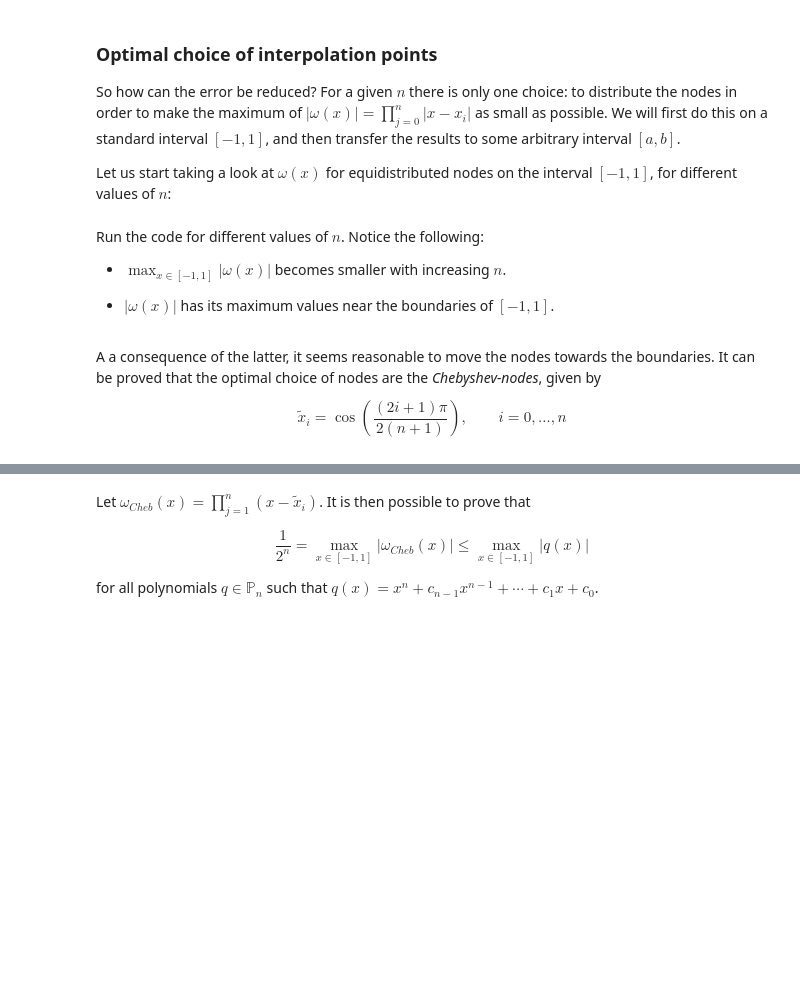
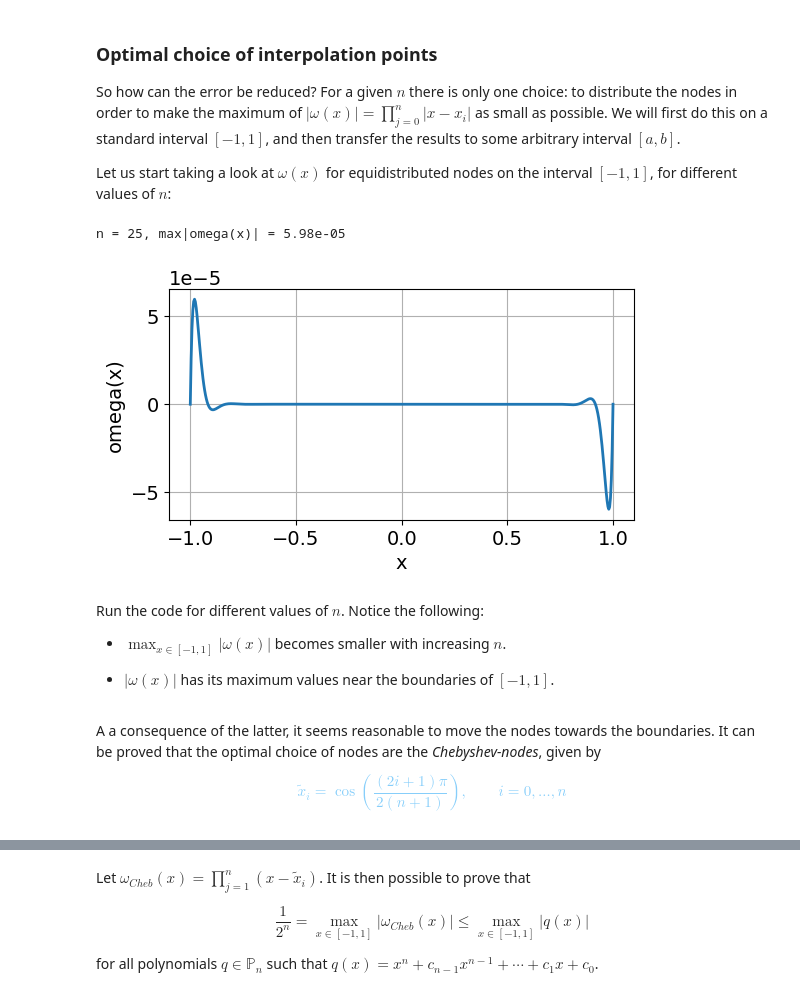
Before and after one commit to solniva/TMA4320_ScientificComputationNotes, a Jupyter notebook: chapter_interpolation/ErrorTheoryInterpolation.ipynb, the cells around one changed output, grey strips where cells are left out. Drawn from its saved outputs; the diff is of its cells as text; code cells hidden in the pictures; blank space fills up the shorter version.

```diff
--- a/chapter_interpolation/ErrorTheoryInterpolation.ipynb
+++ b/chapter_interpolation/ErrorTheoryInterpolation.ipynb
@@ -323,0 +333,24 @@ for $n = 2, 4, 8, 16$. How close is the bound to the real error?
+# %%
+# Insert your code here
+# Define the function
+def f(x):
+    return np.sin(x)
+
+# Set the interval
+a, b = -5, 5                  # The interpolation interval
+x = np.linspace(a, b, 101)    # The 'x-axis'
+
+# Set the interpolation points
+for n in [2, 4, 8, 16]:
+    xdata = np.linspace(a, b, n+1)  # Equidistributed nodes (can be changed)
+    ydata = f(xdata)
+
+    # Evaluate the interpolation polynomial in the x-values
+    l = cardinal(xdata, x)
+    p = lagrange(ydata, l)
+
+    print(f"Max error for n = {n}:")
+    print("{:.2e}".format(max(abs(p-f(x)))))
+
+    print("Bound error er:")
+    print("{:.2e}".format(1 / (4 * (n+1)) * (2*np.pi / n)**(n+1)))
@@ -345,15 +395,18 @@ def omega(xdata, x):
     return omega_value
 # %%
 # Plot omega(x)
-n = 10                           # Number of interpolation points is n+1
+n = 25                          # Number of interpolation points is n+1
 a, b = -1, 1                    # The interval
 x = np.linspace(a, b, 501)
 xdata = np.linspace(a, b, n)
 plt.plot(x, omega(xdata, x))
 plt.grid(True)
 plt.xlabel('x')
 plt.ylabel('omega(x)')
 print("n = {:2d}, max|omega(x)| = {:.2e}".format(n, max(abs(omega(xdata, x)))))
+# %% [output]
+n = 25, max|omega(x)| = 5.98e-05
+[figure, added]
 # %% [markdown]
 Run the code for different values of $n$. Notice the following:
 * $\max_{x\in[-1,1]} |\omega(x)|$ becomes smaller with increasing $n$.
@@ -363,9 +416,13 @@ Run the code for different values of $n$. Notice the following:
 A a consequence of the latter, it seems reasonable to move the nodes towards the boundaries.
 It can be proved that the optimal choice of nodes are the *Chebyshev-nodes*, given by
 
+<font color='LightSkyBlue'>
+
 $$
 \tilde{x}_i = \cos \left( \frac{(2i+1)\pi}{2(n+1)} \right), \qquad i=0,\dotsc,n
 $$
+
+</font>
 # %% [markdown]
 ![Chebyshev nodes](Chebyshev-nodes.png)
 
```
Also changed, not shown: parts of 31 cells of this notebook.
